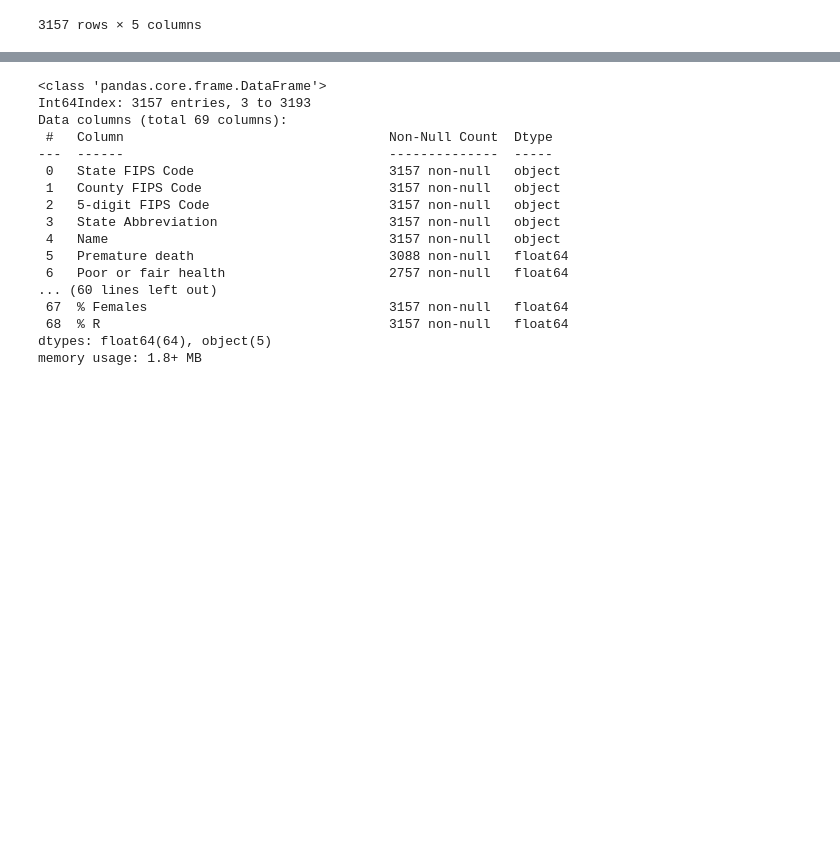
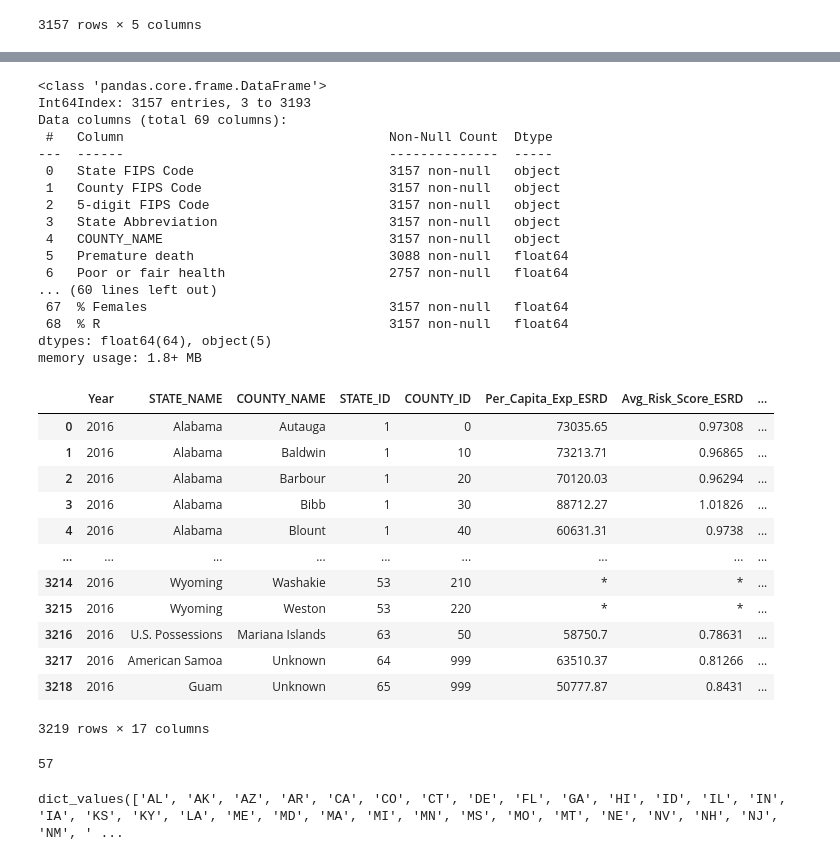
Before and after one commit to CelineWW/Medicare-Analysis, a Jupyter notebook: merge_dataset.ipynb, the cells around one changed output, grey strips where cells are left out. Drawn from its saved outputs; the diff is of its cells as text; code cells hidden in the pictures; blank space fills up the shorter version.

```diff
--- a/merge_dataset.ipynb
+++ b/merge_dataset.ipynb
@@ -459,5 +486,5 @@ memory usage: 1.8+ MB
 # %%
-new_df.info()
+new_health_df.info()
 # %% [output]
 <class 'pandas.core.frame.DataFrame'>
 Int64Index: 3157 entries, 3 to 3193
@@ -468,7 +495,7 @@ Data columns (total 69 columns):
  1   County FIPS Code                        3157 non-null   object
  2   5-digit FIPS Code                       3157 non-null   object
  3   State Abbreviation                      3157 non-null   object
- 4   Name                                    3157 non-null   object
+ 4   COUNTY_NAME                             3157 non-null   object
  5   Premature death                         3088 non-null   float64
  6   Poor or fair health                     2757 non-null   float64
 ... (60 lines left out)
@@ -476,3 +503,23 @@ Data columns (total 69 columns):
  68  % R                                     3157 non-null   float64
 dtypes: float64(64), object(5)
 memory usage: 1.8+ MB
+# %%
+file_path = "Resources/County_level_Aggregate_Expenditure_and_Risk_Score_Data_on_Assignable_Beneficiaries_2016.csv"
+# DataSource 1: https://data.cms.gov/medicare-shared-savings-program/county-level-aggregate-expenditure-and-risk-score-data-on-assignable-beneficiaries/data/2016
+# DataSource 2: https://data.cms.gov/resources/county-level-aggregate-expenditure-and-risk-score-data-on-assignable-beneficiaries-data-dictionary
+medicare_df = pd.read_csv(file_path)
+medicare_df
+# %% [output]
+|  | Year | STATE_NAME | COUNTY_NAME | STATE_ID | COUNTY_ID | Per_Capita_Exp_ESRD | Avg_Risk_Score_ESRD | ... |
+| 0 | 2016 | Alabama | Autauga | 1 | 0 | 73035.65 | 0.97308 | ... |
+| 1 | 2016 | Alabama | Baldwin | 1 | 10 | 73213.71 | 0.96865 | ... |
+| 2 | 2016 | Alabama | Barbour | 1 | 20 | 70120.03 | 0.96294 | ... |
+| 3 | 2016 | Alabama | Bibb | 1 | 30 | 88712.27 | 1.01826 | ... |
+| 4 | 2016 | Alabama | Blount | 1 | 40 | 60631.31 | 0.9738 | ... |
+| ... | ... | ... | ... | ... | ... | ... | ... | ... |
+| 3214 | 2016 | Wyoming | Washakie | 53 | 210 | * | * | ... |
+| 3215 | 2016 | Wyoming | Weston | 53 | 220 | * | * | ... |
+| 3216 | 2016 | U.S. Possessions | Mariana Islands | 63 | 50 | 58750.7 | 0.78631 | ... |
+| 3217 | 2016 | American Samoa | Unknown | 64 | 999 | 63510.37 | 0.81266 | ... |
+| 3218 | 2016 | Guam | Unknown | 65 | 999 | 50777.87 | 0.8431 | ... |
+3219 rows × 17 columns
@@ -478,0 +589,6 @@ memory usage: 1.8+ MB
+# %%
+print(len(us_state_to_abbrev))
+us_state_to_abbrev.values()
+# %% [output]
+57
+dict_values(['AL', 'AK', 'AZ', 'AR', 'CA', 'CO', 'CT', 'DE', 'FL', 'GA', 'HI', 'ID', 'IL', 'IN', 'IA', 'KS', 'KY', 'LA', 'ME', 'MD', 'MA', 'MI', 'MN', 'MS', 'MO', 'MT', 'NE', 'NV', 'NH', 'NJ', 'NM', ' ...
```
Also changed, not shown: parts of 21 cells of this notebook, 1 other file.
